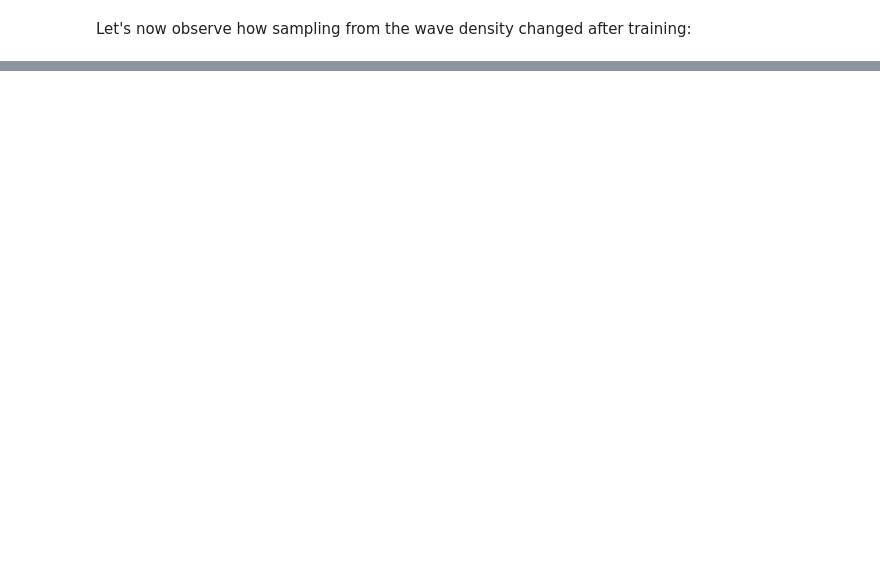
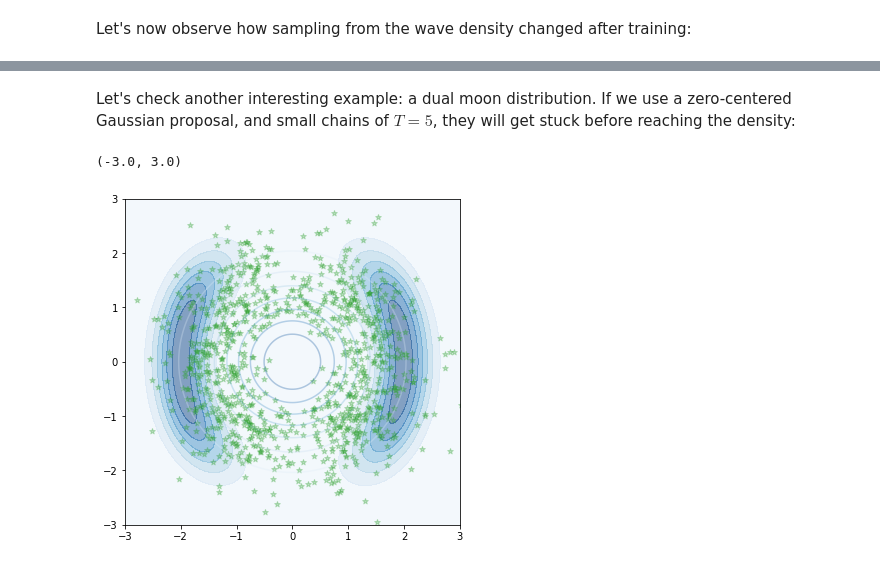
Before and after one commit to ipeis/HMCTuning, a Jupyter notebook: notebooks/usage.ipynb, the cells around one changed output, grey strips where cells are left out. Saved outputs shown, nothing was run; the diff lists cells and outputs as text; code cells hidden in the pictures; blank space fills up the shorter version.

```diff
--- a/notebooks/usage.ipynb
+++ b/notebooks/usage.ipynb
@@ -102,0 +106,20 @@ Text(0.5, 0, 'step')
+# %% [markdown]
+Let's check another interesting example: a dual moon distribution. If we use a zero-centered Gaussian proposal, and small chains of $T=5$, they will get stuck before reaching the density:
+# %%
+logp = get_logp('dual_moon')
+mu0_pre, var0_pre = initial_proposal('dual_moon')
+hmc = HMC(dim=2, logp=logp, T=5, mu0=mu0_pre, var0=var0_pre)
+samples_pre, _ = hmc.sample(chains=1000)
+
+samples_pre = samples_pre.detach().numpy()
+f, ax = plt.subplots(figsize=(6, 6))
+plot_density('dual_moon', ax)
+ax.scatter(samples_pre[0, :, 0], samples_pre[0, :, 1], marker='*', color='tab:green', alpha=0.3)
+
+xmin, xmax, ymin, ymax = get_grid_lims('dual_moon')
+plot_bi_gaussian(mu0_pre, var0_pre, x1grid, x2grid, ax)
+ax.set_xlim(xmin, xmax)
+ax.set_ylim(ymin, ymax)
+# %% [output]
+(-3.0, 3.0)
+[figure, added]
```
Also changed, not shown: parts of 13 cells of this notebook, 6 other files.
